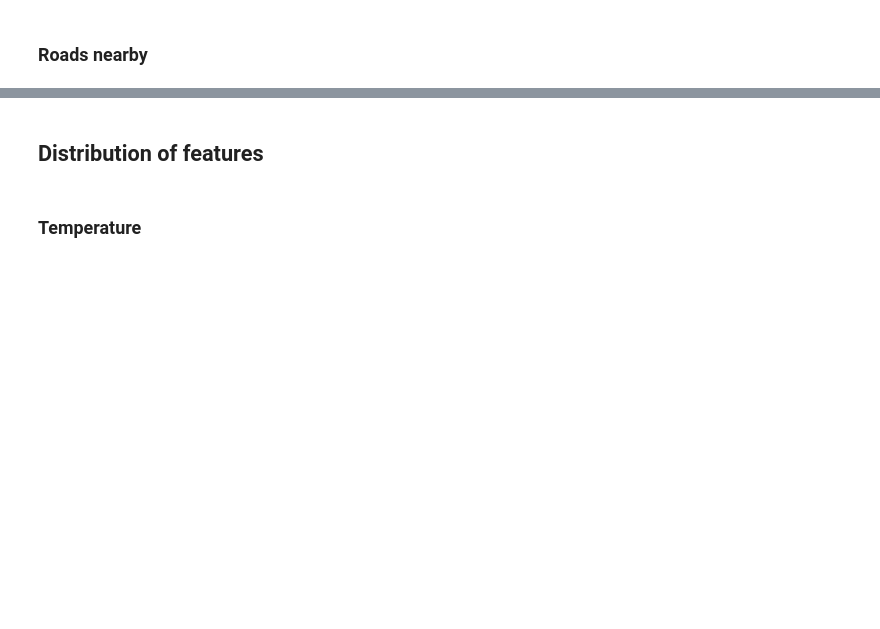
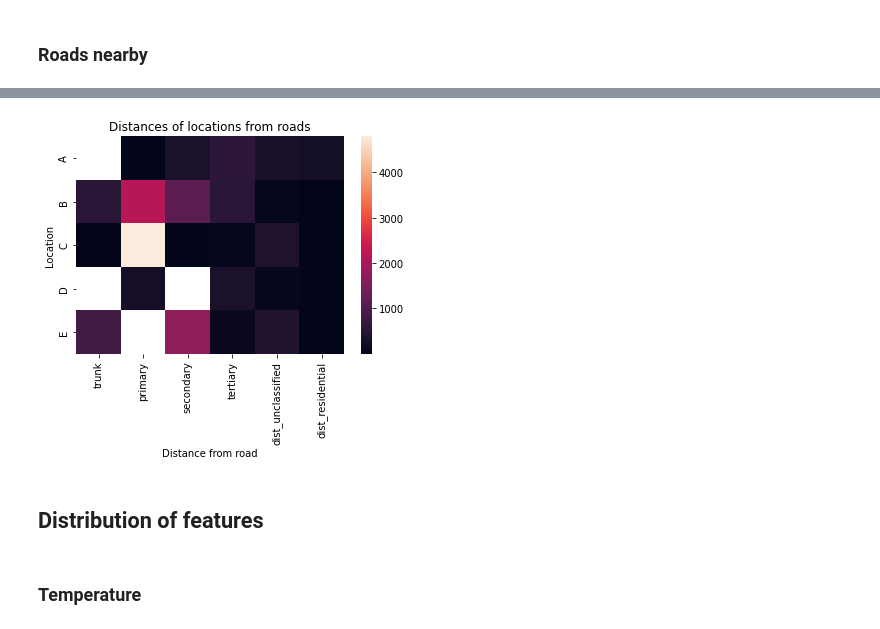
Before and after one commit to Jerwin87/ML-Project-1, a Jupyter notebook: eda_extra.ipynb, the cells around one changed output, grey strips where cells are left out. Saved outputs shown, nothing was run; the diff lists cells and outputs as text; code cells hidden in the pictures; blank space fills up the shorter version.

```diff
--- a/eda_extra.ipynb
+++ b/eda_extra.ipynb
@@ -100,3 +107,10 @@ meta[['location', 'dist_trunk', 'dist_primary', 'dist_secondary', 'dist_tertiary
+# %%
+# without 'dist_tertiary 'dist_unclassified', 'dist_residential'
+dist_roads = meta[['location', 'dist_trunk', 'dist_primary', 'dist_secondary', 'dist_tertiary', 'dist_unclassified', 'dist_residential']].set_index('location')
+dist_roads.columns = ['trunk', 'primary', 'secondary', 'tertiary', 'dist_unclassified', 'dist_residential']
+sns.heatmap(dist_roads).set(xlabel='Distance from road', ylabel='Location', title='Distances of locations from roads');
+# %% [output]
+[figure, added]
 # %% [markdown]
 ## Distribution of features
 # %% [markdown]
```
Also changed, not shown: parts of 7 cells of this notebook, 7 other files.
